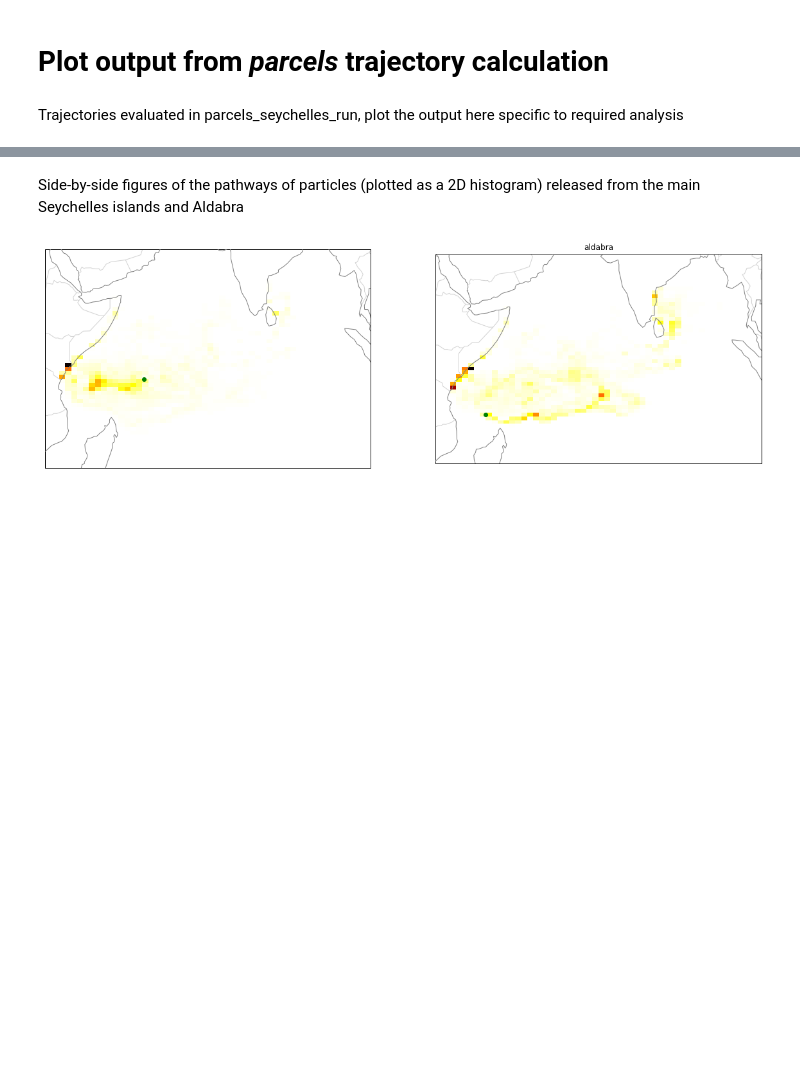
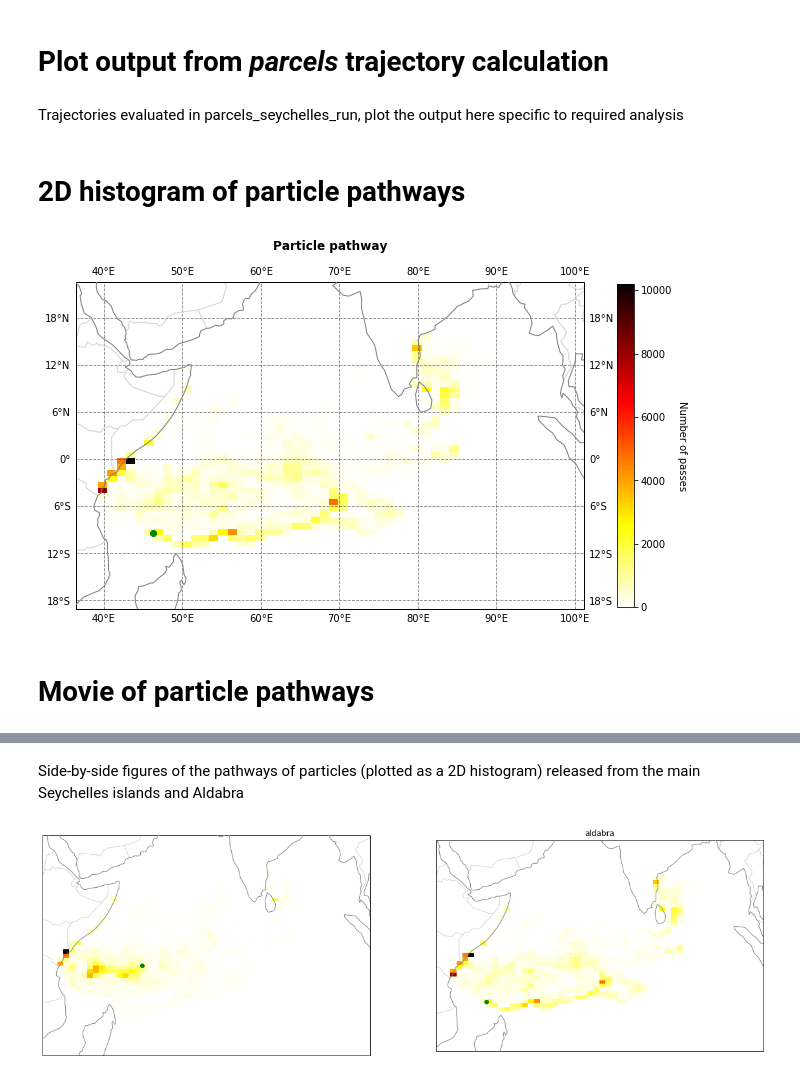
Before and after one commit to gmacgilchrist/parcels, a Jupyter notebook: parcels_seychelles/parcels_seychelles_draw.ipynb, the cells around one changed output, grey strips where cells are left out. Drawn from its saved outputs; the diff is of its cells as text; code cells hidden in the pictures; blank space fills up the shorter version.

```diff
--- a/parcels_seychelles/parcels_seychelles_draw.ipynb
+++ b/parcels_seychelles/parcels_seychelles_draw.ipynb
@@ -13,11 +15,33 @@ import cartopy.feature as cfeature
 from cartopy.mpl.gridliner import LONGITUDE_FORMATTER, LATITUDE_FORMATTER
 # %%
 # Load the file that was output from parcels
-ds_sey=xr.open_dataset('seychelles.nc')
-ds_ald=xr.open_dataset('aldabra.nc')
+ds=xr.open_dataset('aldabra_171231.nc')
 # Set the coordinates of the obs dimension to time (for intuitive indexing)
-ds_sey.coords['obs']=ds_sey['time'].sel(traj=0)
-ds_ald.coords['obs']=ds_ald['time'].sel(traj=0)
+ds.coords['obs']=ds_ald['time'].sel(traj=0)
 # Index the first point in time
-dend_sey=ds_sey.sel(obs=datetime(2016,1,30,0),method='nearest')
-dend_ald=ds_ald.sel(obs=datetime(2016,1,30,0),method='nearest')
+dend=ds.sel(obs=datetime(2016,1,30,0),method='nearest')
+# %% [markdown]
+# 2D histogram of particle pathways
+# %%
+# Calculate 2D histogram of particle pathways using numpy
+h,xe,ye = np.histogram2d(ds.lon.values.flatten(),ds.lat.values.flatten(),[50,50]);
+# Set up figure
+fig,ax = plt.subplots(figsize=(10,10),ncols=1,subplot_kw={'projection': ccrs.PlateCarree()})
+ax.add_feature(cfeature.BORDERS,edgecolor='lightgray',zorder=2);
+ax.add_feature(cfeature.COASTLINE,edgecolor='gray',zorder=3);
+gl=ax.gridlines(draw_labels='true',color='black',linestyle='--',alpha=0.5)
+gl.xformatter = LONGITUDE_FORMATTER
+gl.yformatter = LATITUDE_FORMATTER
+plt.title('Particle pathway', y=1.08,fontdict={'size':12,'weight':'bold'})
+# Visualise data
+im=ax.pcolormesh(xe,ye,np.transpose(h),zorder=1)
+im.set_cmap('hot_r')
+# Colormap
+cbar = plt.colorbar(im,ax=ax,fraction=0.029,pad=0.06);
+cbar.set_label('Number of passes',rotation=270,labelpad=15)
+# Plot original (final) particle location
+ax.plot(46.3,-9.4,'go');
+# %% [output]
+[figure, added]
+# %% [markdown]
+# Movie of particle pathways
```
Also changed, not shown: parts of 5 cells of this notebook, 1 other file.
